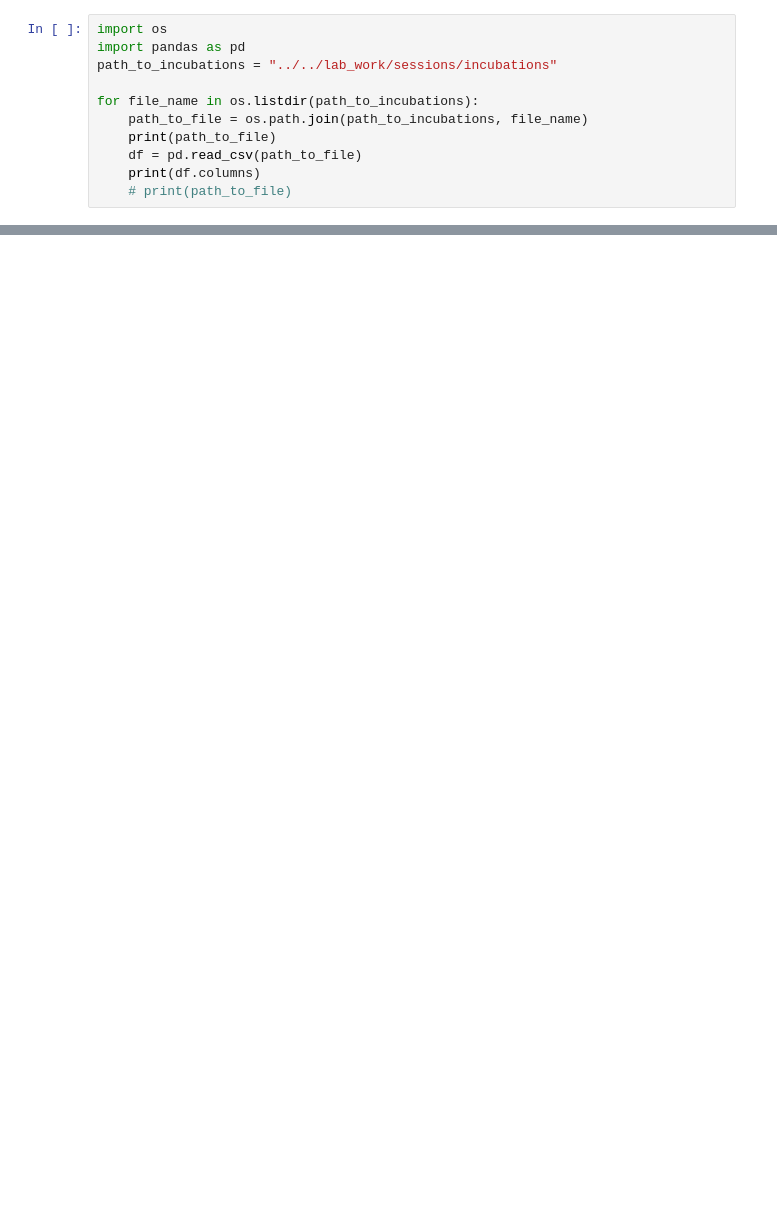
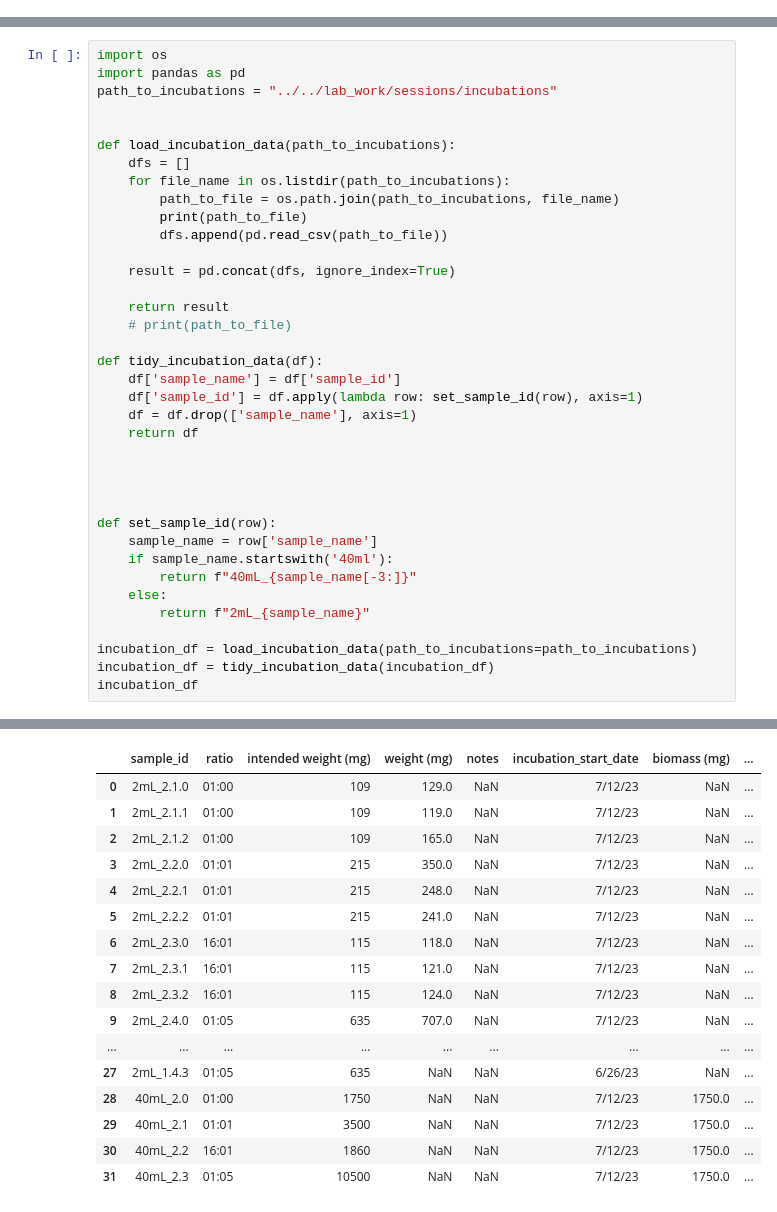
Before and after one commit to MDunitz/gctcd, a Jupyter notebook: scripts/initial_data_exploration.ipynb, the cells around one changed output, grey strips where cells are left out. Saved outputs shown, nothing was run; the diff lists cells and outputs as text; blank space fills up the shorter version.

```diff
--- a/scripts/initial_data_exploration.ipynb
+++ b/scripts/initial_data_exploration.ipynb
@@ -1,11 +0,0 @@
-# %%
-import os
-import pandas as pd
-path_to_incubations = "../../lab_work/sessions/incubations"
-
-for file_name in os.listdir(path_to_incubations):
-    path_to_file = os.path.join(path_to_incubations, file_name)
-    print(path_to_file)
-    df = pd.read_csv(path_to_file)
-    print(df.columns)
-    # print(path_to_file)
@@ -31,0 +1,38 @@ Index(['sample_id', 'ratio', 'biomass (mg)', 'salt (mg)', 'total weight (mg)',
+# %%
+import os
+import pandas as pd
+path_to_incubations = "../../lab_work/sessions/incubations"
+
+
+def load_incubation_data(path_to_incubations):
+    dfs = []
+    for file_name in os.listdir(path_to_incubations):
+        path_to_file = os.path.join(path_to_incubations, file_name)
+        print(path_to_file)
+        dfs.append(pd.read_csv(path_to_file))
+
+    result = pd.concat(dfs, ignore_index=True)
+
+    return result
+    # print(path_to_file)
+
+def tidy_incubation_data(df):
+    df['sample_name'] = df['sample_id']
+    df['sample_id'] = df.apply(lambda row: set_sample_id(row), axis=1)
+    df = df.drop(['sample_name'], axis=1)
+    return df
+
+
+
+
+def set_sample_id(row):
+    sample_name = row['sample_name']
+    if sample_name.startswith('40ml'):
+        return f"40mL_{sample_name[-3:]}"
+    else:
+        return f"2mL_{sample_name}"
+
+incubation_df = load_incubation_data(path_to_incubations=path_to_incubations)
+incubation_df = tidy_incubation_data(incubation_df)
+incubation_df
+# %% [output]
@@ -31,0 +43,17 @@ Index(['sample_id', 'ratio', 'biomass (mg)', 'salt (mg)', 'total weight (mg)',
+|  | sample_id | ratio | intended weight (mg) | weight (mg) | notes | incubation_start_date | biomass (mg) | ... |
+| 0 | 2mL_2.1.0 | 01:00 | 109 | 129.0 | NaN | 7/12/23 | NaN | ... |
+| 1 | 2mL_2.1.1 | 01:00 | 109 | 119.0 | NaN | 7/12/23 | NaN | ... |
+| 2 | 2mL_2.1.2 | 01:00 | 109 | 165.0 | NaN | 7/12/23 | NaN | ... |
+| 3 | 2mL_2.2.0 | 01:01 | 215 | 350.0 | NaN | 7/12/23 | NaN | ... |
+| 4 | 2mL_2.2.1 | 01:01 | 215 | 248.0 | NaN | 7/12/23 | NaN | ... |
+| 5 | 2mL_2.2.2 | 01:01 | 215 | 241.0 | NaN | 7/12/23 | NaN | ... |
+| 6 | 2mL_2.3.0 | 16:01 | 115 | 118.0 | NaN | 7/12/23 | NaN | ... |
+| 7 | 2mL_2.3.1 | 16:01 | 115 | 121.0 | NaN | 7/12/23 | NaN | ... |
+| 8 | 2mL_2.3.2 | 16:01 | 115 | 124.0 | NaN | 7/12/23 | NaN | ... |
+| 9 | 2mL_2.4.0 | 01:05 | 635 | 707.0 | NaN | 7/12/23 | NaN | ... |
+| ... | ... | ... | ... | ... | ... | ... | ... | ... |
+| 27 | 2mL_1.4.3 | 01:05 | 635 | NaN | NaN | 6/26/23 | NaN | ... |
+| 28 | 40mL_2.0 | 01:00 | 1750 | NaN | NaN | 7/12/23 | 1750.0 | ... |
+| 29 | 40mL_2.1 | 01:01 | 3500 | NaN | NaN | 7/12/23 | 1750.0 | ... |
+| 30 | 40mL_2.2 | 16:01 | 1860 | NaN | NaN | 7/12/23 | 1750.0 | ... |
+| 31 | 40mL_2.3 | 01:05 | 10500 | NaN | NaN | 7/12/23 | 1750.0 | ... |
```
Also changed, not shown: parts of 9 cells of this notebook, 5 other files.
